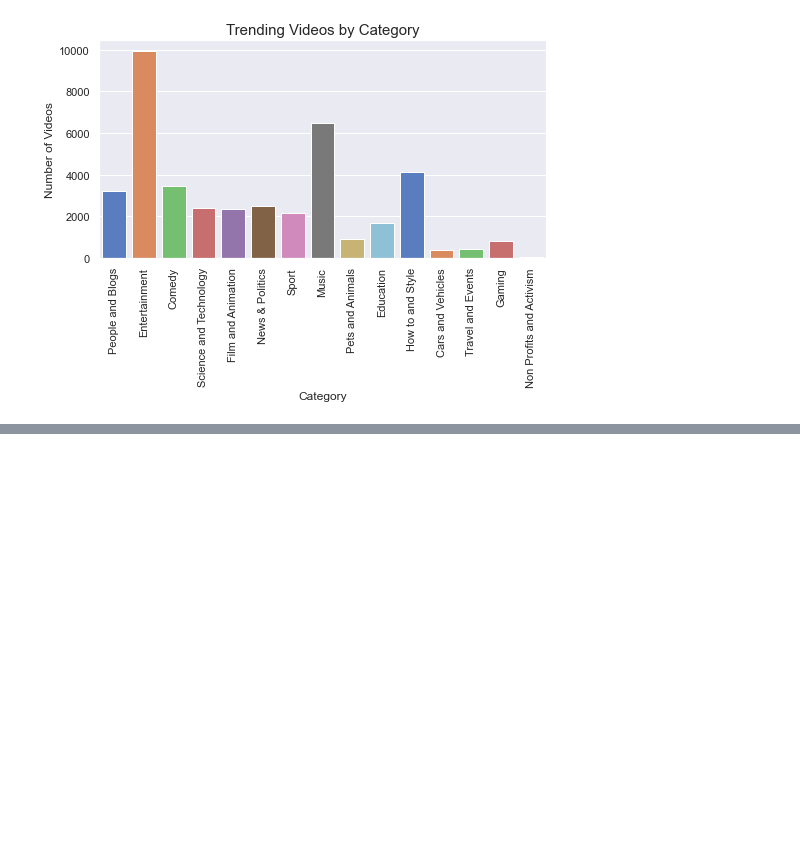
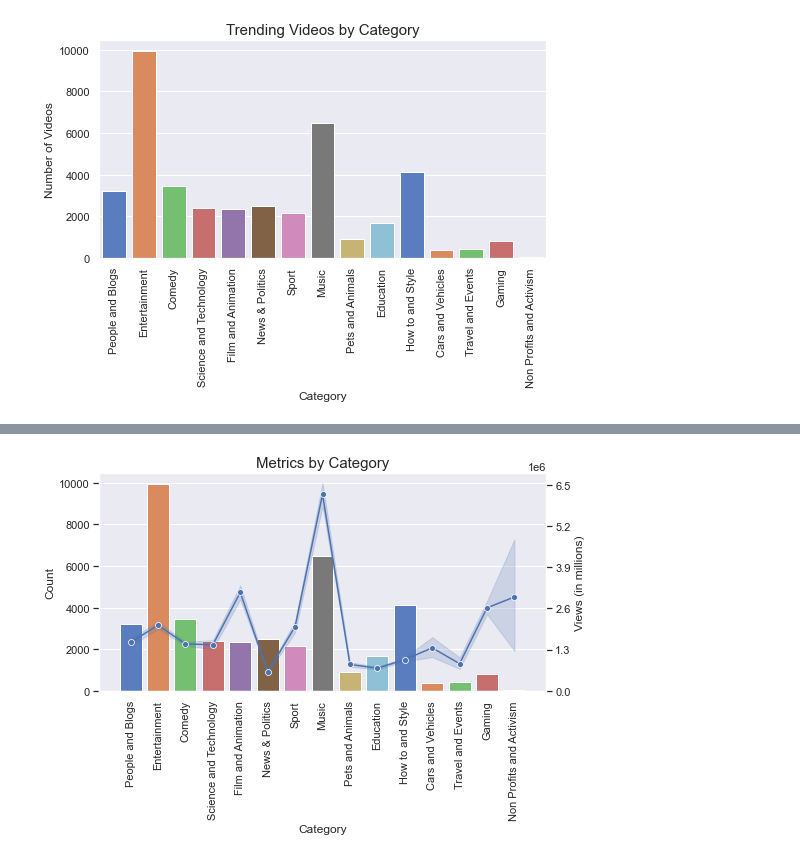
Before and after one commit to pyrogenix/131_finalproject, a Jupyter notebook: testing.ipynb, the cells around one changed output, grey strips where cells are left out. Drawn from its saved outputs; the diff is of its cells as text; code cells hidden in the pictures; blank space fills up the shorter version.

```diff
--- a/testing.ipynb
+++ b/testing.ipynb
@@ -156,0 +167,25 @@ sns.set(rc={"figure.figsize":(8, 4)})
+# %%
+x = csv.cat_name
+y = csv.views
+
+fig, ax1 = plt.subplots()
+
+ax2 = ax1.twinx()
+ax1.set_title("Metrics by Category", fontsize=15)
+
+sns.countplot(x = x, data=csv, ax = ax1, palette="muted")
+sns.lineplot(x = x, y = y, ax = ax2, marker='o', palette="muted", data=csv)
+
+ax1.set_ylabel('Count')
+ax2.set_ylabel('Views (in millions)')
+
+ax1.set_xlabel("Category", fontsize=12)
+ax1.set_xticklabels(ax1.get_xticklabels(),rotation = 90)
+ax2.yaxis.set_ticks([0, 1300000, 2600000, 3900000, 5200000, 6500000])
+
+ax2.grid(None)
+
+
+plt.show()
+# %% [output]
+[figure, added]
```
Also changed, not shown: parts of 6 cells of this notebook, 4 other files.
